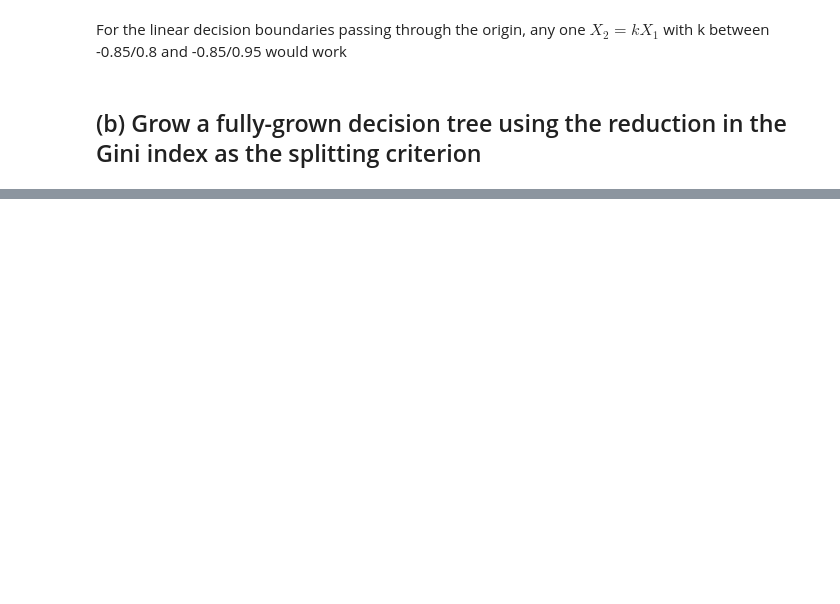
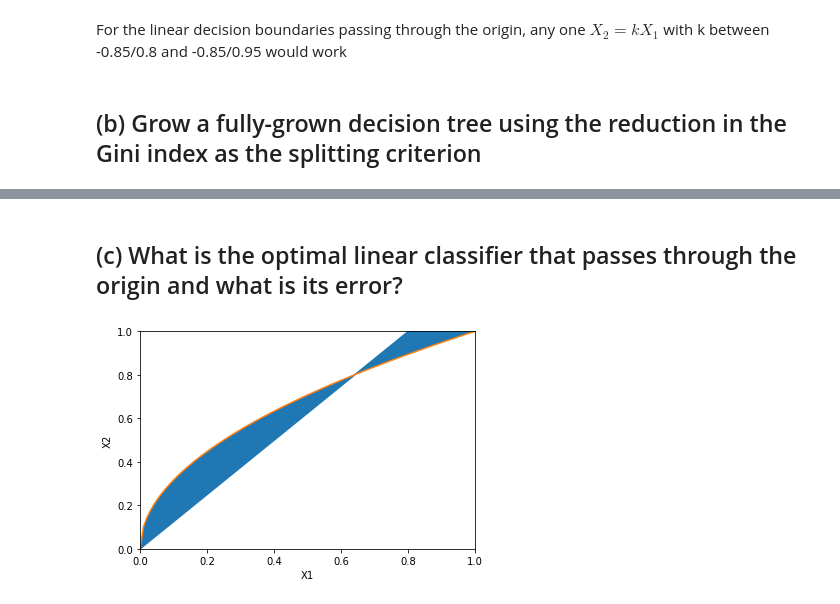
Before and after one commit to ShrekFelix/COMPSCI571-Machine-Learning, a Jupyter notebook: DecisionTree/hw2.ipynb, the cells around one changed output, grey strips where cells are left out. Cells and saved outputs as stored; diff of their text form; code cells hidden in the pictures; blank space fills up the shorter version.

```diff
--- a/DecisionTree/hw2.ipynb
+++ b/DecisionTree/hw2.ipynb
@@ -102,3 +108,19 @@ def Gini_index(p):
 
 def CART(X, Y, I):
     x=
+# %% [markdown]
+## (c) What is the optimal linear classifier that passes through the origin and what is its error?
+# %%
+x1=np.linspace(0,1,100)
+y1=1.2478*x1
+y2=np.sqrt(x1)
+plt.plot(x1,y1)
+plt.plot(x1,y2)
+plt.fill_between(x1,y1,y2)
+plt.xlabel('X1')
+plt.ylabel('X2')
+plt.xlim(0,1)
+plt.ylim(0,1)
+pass
+# %% [output]
+[figure, added]
```
Also changed, not shown: parts of 16 cells of this notebook.
